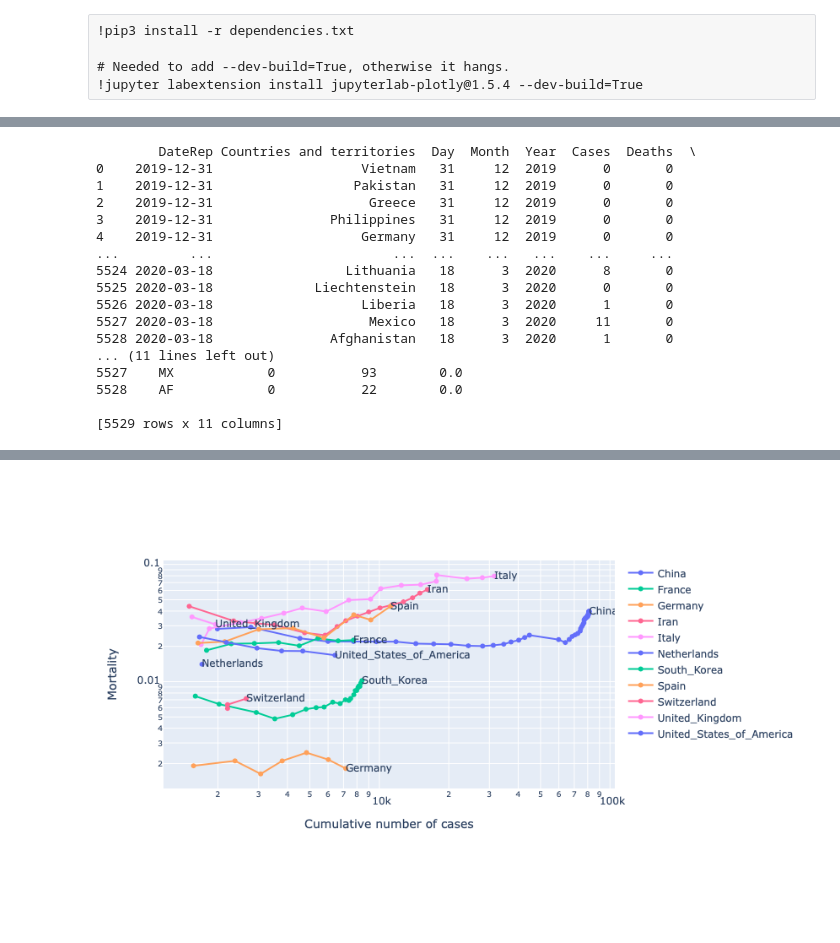
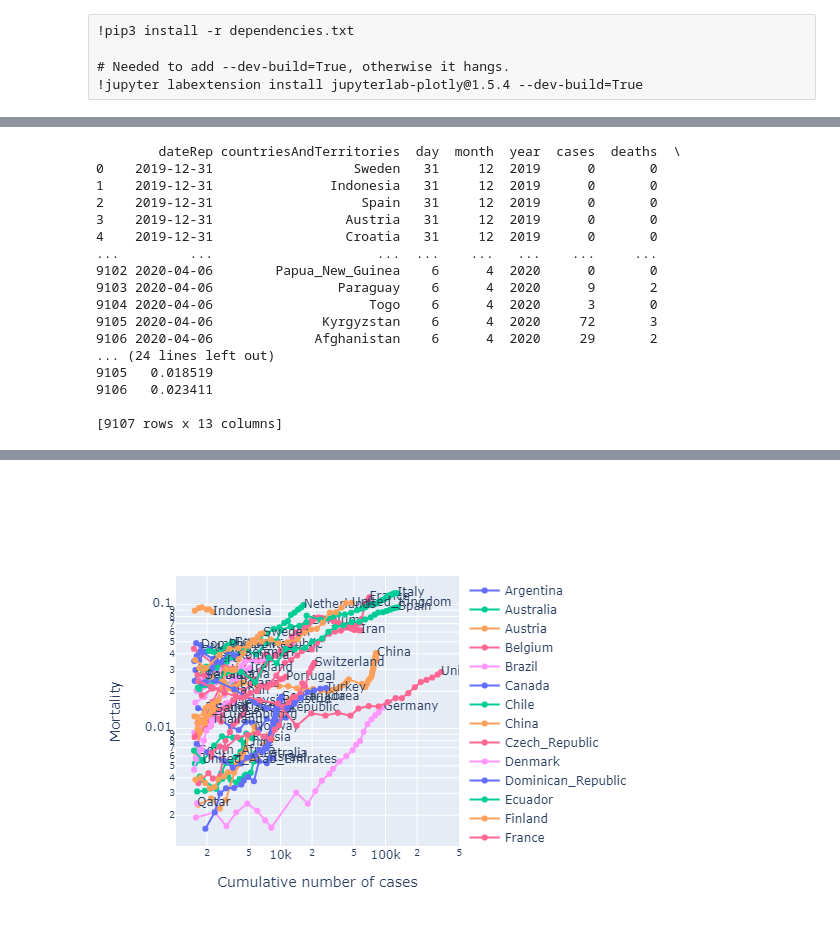
Before and after one commit to valkenburghva/covid19, a Jupyter notebook: covid.ipynb, the cells around one changed output, grey strips where cells are left out. Drawn from its saved outputs; the diff is of its cells as text; code cells hidden in the pictures; blank space fills up the shorter version.

```diff
--- a/covid.ipynb
+++ b/covid.ipynb
@@ -9,16 +9,19 @@
 # %%
 import pandas as pd
 
-
-df = pd.read_excel("datasources/covid/COVID-19-geographic-disbtribution-worldwide-2020-03-18.xls")
-df = df.set_index(["DateRep", "Countries and territories"])
-df = df.sort_values(by = "DateRep", axis = 'index')
-df['deathcumsum'] = df.groupby(level=-1)['Deaths'].cumsum()
-df['casescumsum'] = df.groupby(level=-1)['Cases'].cumsum()
+countriesAndTerritories = "countriesAndTerritories"
+dateRep = "dateRep"
+deaths = "deaths"
+cases = "cases"
+df = pd.read_excel("datasources/covid/COVID-19-geographic-disbtribution-worldwide-2020-04-06.xlsx")
+df = df.set_index([dateRep, countriesAndTerritories])
+df = df.sort_values(by = dateRep, axis = 'index')
+df['deathcumsum'] = df.groupby(level=-1)[deaths].cumsum()
+df['casescumsum'] = df.groupby(level=-1)[cases].cumsum()
 df["mortality"] = df["deathcumsum"] / df["casescumsum"]
 
 
-# cases = df.groupby("Countries and territories").agg({"Deaths" : "sum", "Cases" : "sum"})
+# cases = df.groupby(countriesAndTerritoriescountriesAndTerritories).agg({"Deaths" : "sum", "Cases" : "sum"})
 # cases["mortality"] = round(cases["Deaths"] / cases["Cases"] * 100, 2)
 # cases.sort_values("Cases", inplace = True, ascending = False)
 # cases["country"] = cases.index
@@ -54,7 +57,7 @@ import plotly.express as px
 
 fig = go.Figure()
 
-grouped = df[df["casescumsum"] > 1500].groupby("Countries and territories")
+grouped = df[df["casescumsum"] > 1500].groupby("countriesAndTerritories")
 print(df)
 
 for name, group in grouped:
@@ -65,58 +68,58 @@ for name, group in grouped:
             y = group["mortality"],
             mode = 'lines+markers',
             name = name,
-            text = [ (f'{name} - {group["DateRep"].at[i].date()}<br>New cases: {group["Cases"].at[i]}<br>New deaths: {group["Deaths"].at[i]}') for i in range(pointCount)  ],
+            text = [ (f'{name} - {group[dateRep].at[i].date()}<br>New cases: {group[cases].at[i]}<br>New deaths: {group[deaths].at[i]}') for i in range(pointCount)  ],
             textposition="middle right"
             )
         )
     groupTail = group.tail(1)
     fig.add_trace(go.Scatter(
             x = groupTail["casescumsum"],
             y = groupTail["mortality"],
             mode = 'text',
             name = name,
             text = name,
             textposition="middle right",
             showlegend = False
             )
         )
 
 # fig = px.line(df[df["casescumsum"] > 1000],
 #               x="casescumsum",
 #               y="mortality",
-#               color="Countries and territories",
-#               line_group="Countries and territories",
-#               hover_name="Countries and territories",
-# #               text="Countries and territories",
+#               color=countriesAndTerritories,
+#               line_group=countriesAndTerritories,
+#               hover_name=countriesAndTerritories,
+# #               text=countriesAndTerritories,
 #               log_x = True,
 #               log_y = True
 #         ) #line_shape="spline") #, render_mode="svg")
 
 fig.update_xaxes(title_text='Cumulative number of cases')
 fig.update_yaxes(title_text='Mortality')
 fig.update_layout(xaxis_type="log", yaxis_type="log")
 # fig.write_image("fig1.html")
 fig.show()
 # %% [output]
-        DateRep Countries and territories  Day  Month  Year  Cases  Deaths  \
-0    2019-12-31                   Vietnam   31     12  2019      0       0
-1    2019-12-31                  Pakistan   31     12  2019      0       0
-2    2019-12-31                    Greece   31     12  2019      0       0
-3    2019-12-31               Philippines   31     12  2019      0       0
-4    2019-12-31                   Germany   31     12  2019      0       0
-...         ...                       ...  ...    ...   ...    ...     ...
-5524 2020-03-18                 Lithuania   18      3  2020      8       0
-5525 2020-03-18             Liechtenstein   18      3  2020      0       0
-5526 2020-03-18                   Liberia   18      3  2020      1       0
-5527 2020-03-18                    Mexico   18      3  2020     11       0
-5528 2020-03-18               Afghanistan   18      3  2020      1       0
-... (11 lines left out)
-5527    MX            0           93        0.0
-5528    AF            0           22        0.0
+        dateRep countriesAndTerritories  day  month  year  cases  deaths  \
+0    2019-12-31                  Sweden   31     12  2019      0       0
+1    2019-12-31               Indonesia   31     12  2019      0       0
+2    2019-12-31                   Spain   31     12  2019      0       0
+3    2019-12-31                 Austria   31     12  2019      0       0
+4    2019-12-31                 Croatia   31     12  2019      0       0
+...         ...                     ...  ...    ...   ...    ...     ...
+9102 2020-04-06        Papua_New_Guinea    6      4  2020      0       0
+9103 2020-04-06                Paraguay    6      4  2020      9       2
+9104 2020-04-06                    Togo    6      4  2020      3       0
+9105 2020-04-06              Kyrgyzstan    6      4  2020     72       3
+9106 2020-04-06             Afghanistan    6      4  2020     29       2
+... (24 lines left out)
+9105   0.018519
+9106   0.023411
 
-[5529 rows x 11 columns]
+[9107 rows x 13 columns]
 [interactive output not drawn]
-[figure, old version]
+[figure, new version]
 # %%
 with open("docs/index.html", "w") as f:
     f.write(fig.to_html())
```
Also changed, not shown: parts of 2 cells of this notebook.
